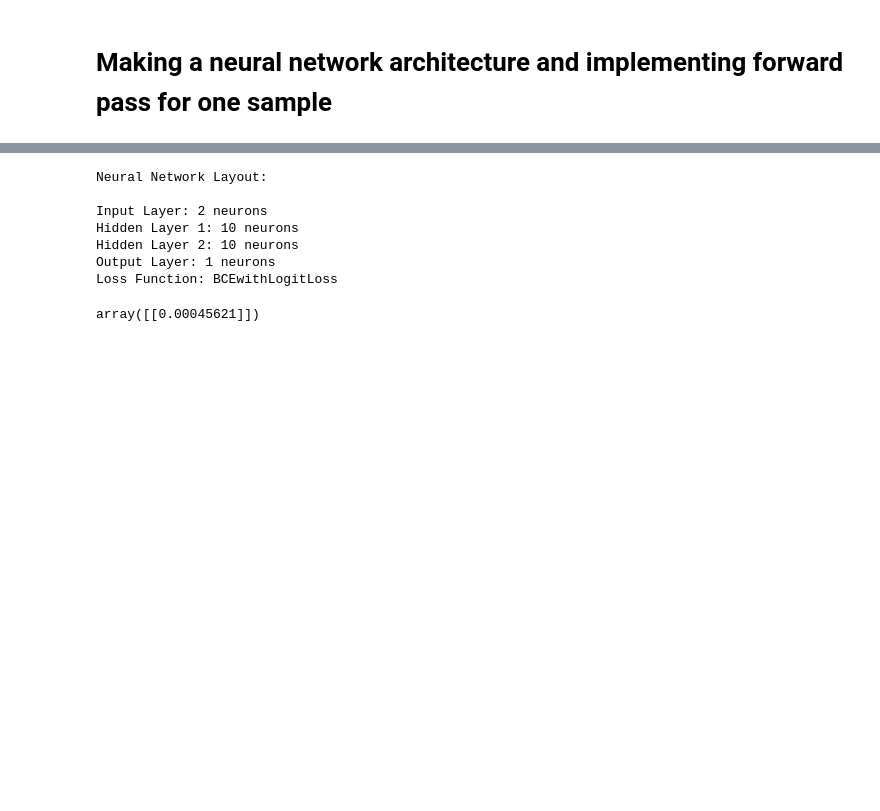
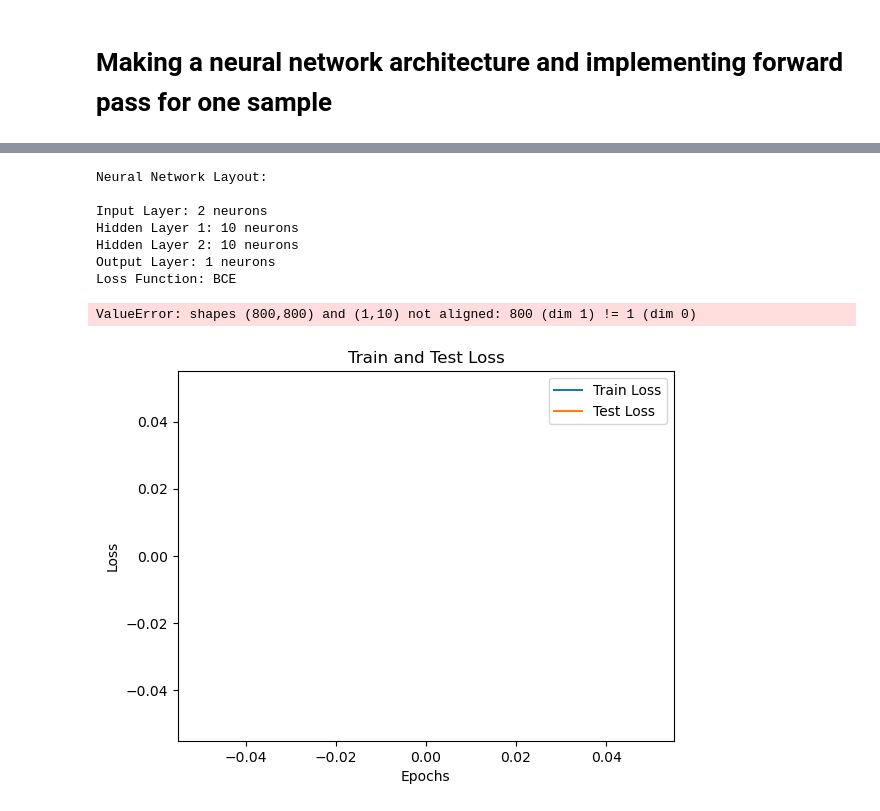
Before and after one commit to HALAXAR/NN-from-Scratch, a Jupyter notebook: Classification/NeuralNet_binary_classification.ipynb, the cells around one changed output, grey strips where cells are left out. Cells and saved outputs as stored; diff of their text form; code cells hidden in the pictures; blank space fills up the shorter version.

```diff
--- a/Classification/NeuralNet_binary_classification.ipynb
+++ b/Classification/NeuralNet_binary_classification.ipynb
@@ -104,5 +138,27 @@ array([0.754246, 0.231481])
+# %%
+class Train:
+    def __init__(self, model, loss_fn='BCE'):
+        self.model = model
+        self.loss_fn = loss_fn
+        self.train_loss = []
+        self.test_loss = []
+
+    def calculate_loss(self,y_true,y_pred):
+        return -np.mean(y_true*np.log(y_pred) + (1-y_true)*np.log(1-y_pred))
+
+    def train(self, X_train, y_train, X_test, y_test, epochs, learning_rate):
+
+        for _ in range(epochs):
+            self.model.forward(X_train)
+            self.model.backward(X_train, y_train, learning_rate)
+            train_loss = self.calculate_loss(y_train, self.model.a3)
+            self.train_loss.append(train_loss)
+
+            self.model.forward(X_test)
+            test_loss = self.calculate_loss(y_test, self.model.a3)
+            self.test_loss.append(test_loss)
 # %%
-NN = NeuralNetwork(input_size=2,hidden_size=10,output_size=1,loss_fn="BCEwithLogitLoss")
+NN = NeuralNetwork(input_size=2,hidden_size=10,output_size=1,loss_fn="BCE")
 print(NN)
 # %% [output]
 Neural Network Layout:
@@ -111,8 +167,22 @@ Input Layer: 2 neurons
 Hidden Layer 1: 10 neurons
 Hidden Layer 2: 10 neurons
 Output Layer: 1 neurons
-Loss Function: BCEwithLogitLoss
+Loss Function: BCE
-# %%
-NN.forward(X_)
-# %% [output]
-array([[0.00045621]])
+# %%
+epochs = 1000
+learning_rate = 0.01
+# %%
+trainer = Train(NN, loss_fn='BCE')
+trainer.train(X_train,y_train,X_test,y_test,epochs,learning_rate)
+# %% [output]
+ValueError: shapes (800,800) and (1,10) not aligned: 800 (dim 1) != 1 (dim 0)
+# %%
+plt.plot(trainer.train_loss, label='Train Loss')
+plt.plot(trainer.test_loss, label='Test Loss')
+plt.title('Train and Test Loss')
+plt.xlabel('Epochs')
+plt.ylabel('Loss')
+plt.legend()
+plt.show()
+# %% [output]
+[figure, added]
```
Also changed, not shown: parts of 3 cells of this notebook.
